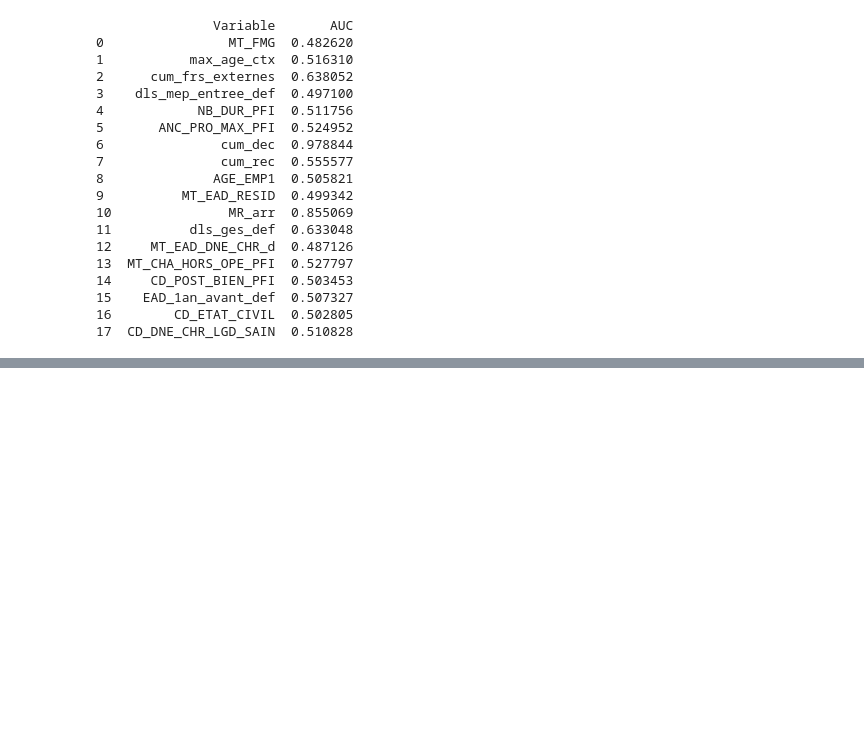
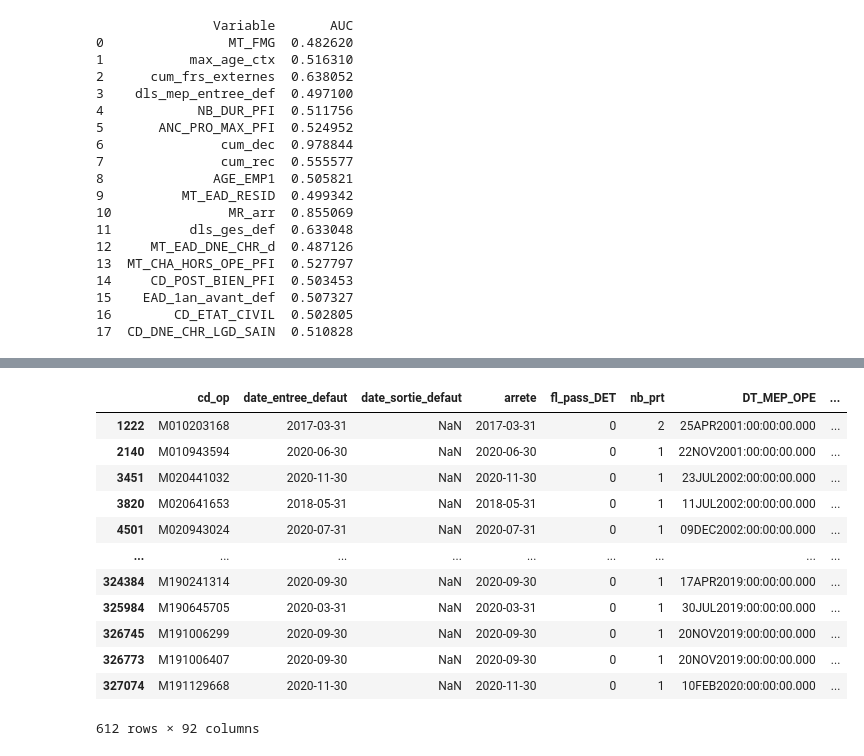
Before and after one commit to samuel-LP/Challenge-Credit-Logement, a Jupyter notebook: Notebooks/Question à poser.ipynb, the cells around one changed output, grey strips where cells are left out. Drawn from its saved outputs; the diff is of its cells as text; code cells hidden in the pictures; blank space fills up the shorter version.

```diff
--- a/Notebooks/Question à poser.ipynb
+++ b/Notebooks/Question à poser.ipynb
@@ -329,0 +296,9 @@ print(auc_df)
+# %%
+data['start'] = 0
+# %%
+data['stop'] = data['arrete']-data['date_entree_defaut']
+# %%
+import re
+data['stop'] = data['stop'].apply(lambda x: re.sub(r'\D', '', str(x)))
+# %%
+data['stop'] = data['stop'].astype('int')/1000000
@@ -329,0 +335,16 @@ print(auc_df)
+# %%
+data[data.stop==0]
+# %% [output]
+|  | cd_op | date_entree_defaut | date_sortie_defaut | arrete | fl_pass_DET | nb_prt | DT_MEP_OPE | ... |
+| 1222 | M010203168 | 2017-03-31 | NaN | 2017-03-31 | 0 | 2 | 25APR2001:00:00:00.000 | ... |
+| 2140 | M010943594 | 2020-06-30 | NaN | 2020-06-30 | 0 | 1 | 22NOV2001:00:00:00.000 | ... |
+| 3451 | M020441032 | 2020-11-30 | NaN | 2020-11-30 | 0 | 1 | 23JUL2002:00:00:00.000 | ... |
+| 3820 | M020641653 | 2018-05-31 | NaN | 2018-05-31 | 0 | 1 | 11JUL2002:00:00:00.000 | ... |
+| 4501 | M020943024 | 2020-07-31 | NaN | 2020-07-31 | 0 | 1 | 09DEC2002:00:00:00.000 | ... |
+| ... | ... | ... | ... | ... | ... | ... | ... | ... |
+| 324384 | M190241314 | 2020-09-30 | NaN | 2020-09-30 | 0 | 1 | 17APR2019:00:00:00.000 | ... |
+| 325984 | M190645705 | 2020-03-31 | NaN | 2020-03-31 | 0 | 1 | 30JUL2019:00:00:00.000 | ... |
+| 326745 | M191006299 | 2020-09-30 | NaN | 2020-09-30 | 0 | 1 | 20NOV2019:00:00:00.000 | ... |
+| 326773 | M191006407 | 2020-09-30 | NaN | 2020-09-30 | 0 | 1 | 20NOV2019:00:00:00.000 | ... |
+| 327074 | M191129668 | 2020-11-30 | NaN | 2020-11-30 | 0 | 1 | 10FEB2020:00:00:00.000 | ... |
+612 rows × 92 columns
```
Also changed, not shown: parts of 17 cells of this notebook.
